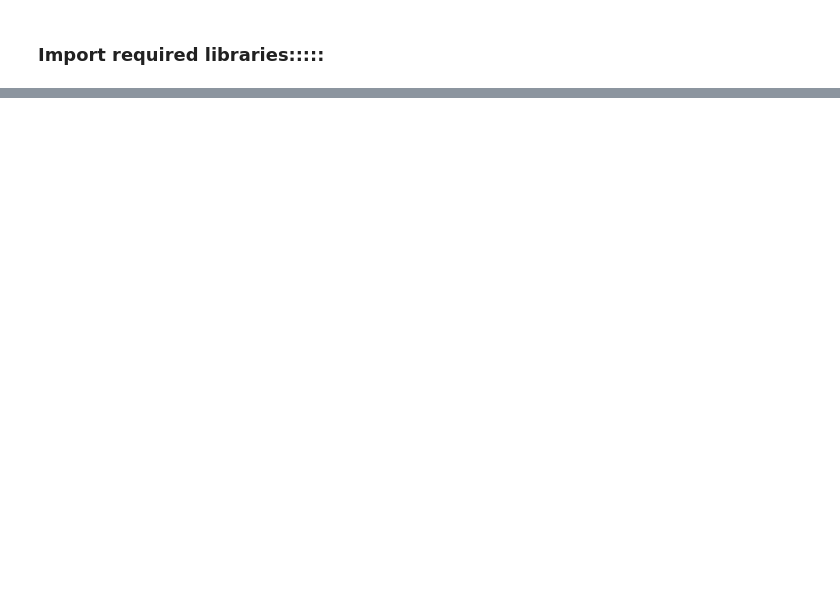
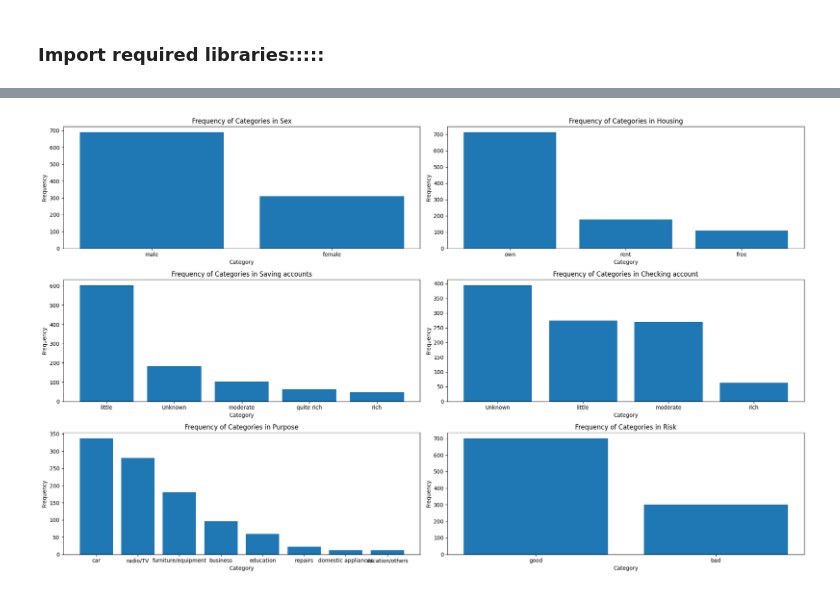
Before and after one commit to aacict/german_credit_dataset, a Jupyter notebook: code.ipynb, the cells around one changed output, grey strips where cells are left out. Cells and saved outputs as stored; diff of their text form; code cells hidden in the pictures; blank space fills up the shorter version.

```diff
--- a/code.ipynb
+++ b/code.ipynb
@@ -38,0 +19,3 @@ warnings.filterwarnings('ignore')
+# %%
+germanCreditData = pd.read_csv('./data/german_credit_data.csv')
+germanCreditData.head()
@@ -38,0 +63,4 @@ warnings.filterwarnings('ignore')
+# %%
+# Handling missing data for the categorical columns
+germanCreditData = germanCreditData.fillna("Unknown")
+germanCreditData.isnull().sum()
@@ -38,0 +79,25 @@ warnings.filterwarnings('ignore')
+# %%
+# Seperating columns
+catCols = ['Sex', 'Housing', 'Saving accounts', 'Checking account', 'Purpose', 'Job', 'Risk']
+numCols = ['Age', 'Credit amount', 'Duration']
+# %%
+germanCreditDataCatData = germanCreditData.drop(numCols + ['Job'], axis=1)
+num_rows = (len(germanCreditDataCatData.columns) + 1) // 2
+num_cols = 2
+
+fig, axes = plt.subplots(num_rows, num_cols, figsize=(20, 4 * num_rows))
+
+axes = axes.flatten()
+
+for i, col in enumerate(germanCreditDataCatData.columns):
+    freq = germanCreditData[col].value_counts()
+    axes[i].bar(freq.index, freq.values)
+    axes[i].set_title(f'Frequency of Categories in {col}')
+    axes[i].set_xlabel('Category')
+    axes[i].set_ylabel('Frequency')
+
+plt.tight_layout()
+
+plt.show()
+# %% [output]
+[figure, added]
```
Also changed, not shown: parts of 48 cells of this notebook.
